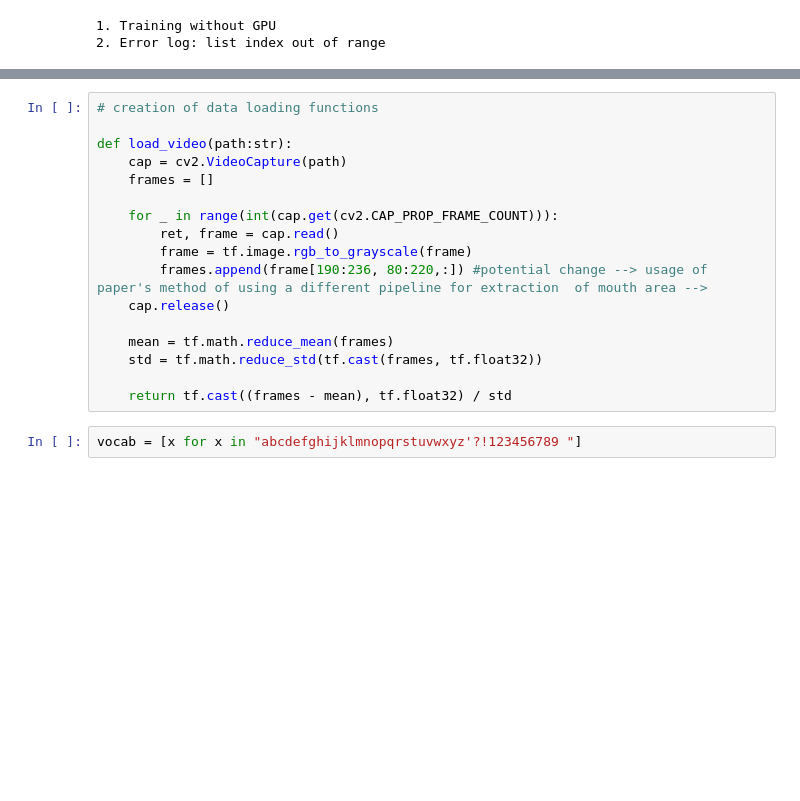
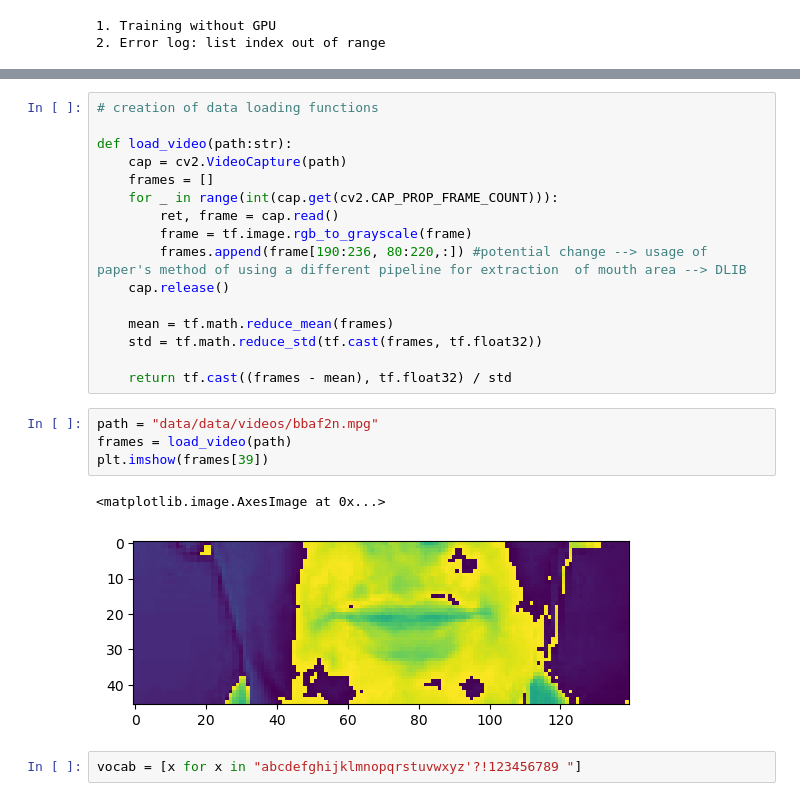
Before and after one commit to Lfg2st/DeezLips, a Jupyter notebook: LipNet.ipynb, the cells around one changed output, grey strips where cells are left out. Drawn from its saved outputs; the diff is of its cells as text; blank space fills up the shorter version.

Commit message:
video loading and data loading fujctions have been added individually

```diff
--- a/LipNet.ipynb
+++ b/LipNet.ipynb
@@ -161,17 +115,23 @@ To: /Users/anhadsinghnarang/Documents/DeezLips/data/data.zip
 def load_video(path:str):
     cap = cv2.VideoCapture(path)
     frames = []
-
     for _ in range(int(cap.get(cv2.CAP_PROP_FRAME_COUNT))):
         ret, frame = cap.read()
         frame = tf.image.rgb_to_grayscale(frame)
-        frames.append(frame[190:236, 80:220,:]) #potential change --> usage of paper's method of using a different pipeline for extraction  of mouth area -->
+        frames.append(frame[190:236, 80:220,:]) #potential change --> usage of paper's method of using a different pipeline for extraction  of mouth area --> DLIB
     cap.release()
 
     mean = tf.math.reduce_mean(frames)
     std = tf.math.reduce_std(tf.cast(frames, tf.float32))
 
     return tf.cast((frames - mean), tf.float32) / std
+# %%
+path = "data/data/videos/bbaf2n.mpg"
+frames = load_video(path)
+plt.imshow(frames[39])
+# %% [output]
+<matplotlib.image.AxesImage at 0x...>
+[figure, added]
 # %%
 vocab = [x for x in "abcdefghijklmnopqrstuvwxyz'?!123456789 "]
 # %%
```
Also changed, not shown: parts of 8 cells of this notebook.
